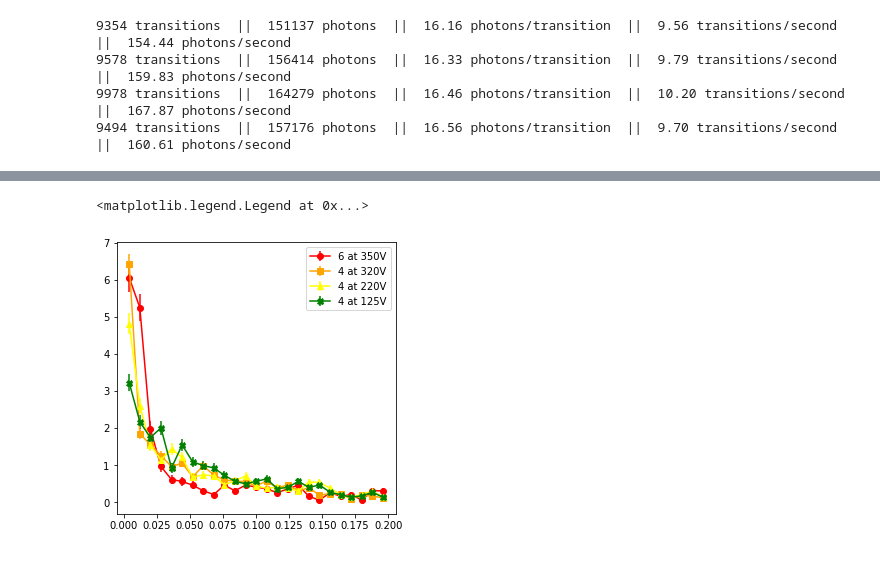
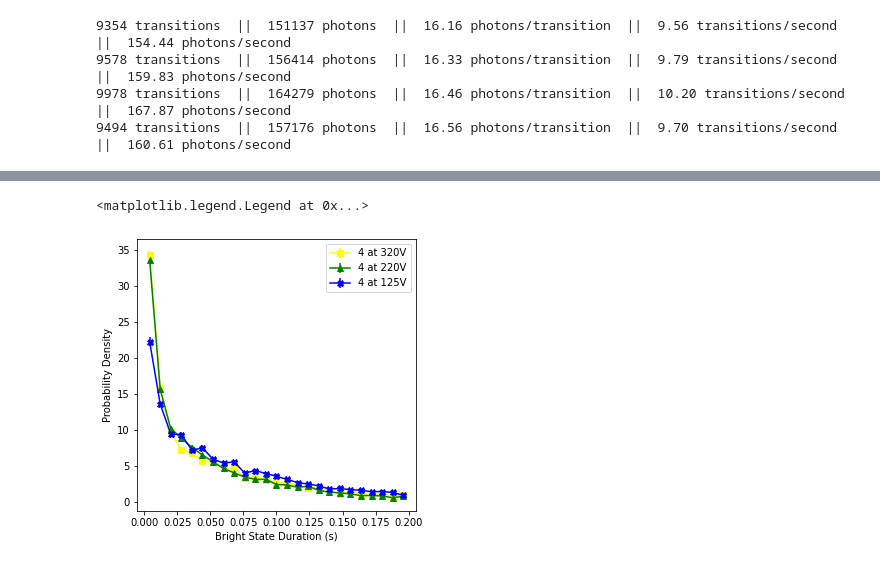
Before and after one commit to UW-ion-trap-group/Trapped_Ion_Tpx3Cam_Analysis, a Jupyter notebook: Tpx3Cam_Projects/Superradiance/Combine_Datasets.ipynb, the cells around one changed output, grey strips where cells are left out. Drawn from its saved outputs; the diff is of its cells as text; code cells hidden in the pictures.

```diff
--- a/Tpx3Cam_Projects/Superradiance/Combine_Datasets.ipynb
+++ b/Tpx3Cam_Projects/Superradiance/Combine_Datasets.ipynb
@@ -460,10 +682,13 @@ plt.plot(rel_positions_125V, trans_rate_125V, 'b', marker = 'o', label = '4 at 1
 # %%
 fig, ax = plt.subplots(ncols = 1, figsize = (5, 5))
-ax.errorbar(centers_350V, heights_350V, errors_350V, alpha = 1, color = 'r', marker = 'o',  label = '6 at 350V')
-ax.errorbar(centers_320V, heights_320V, errors_320V, alpha = 1, color = 'orange', marker = 's',  label = '4 at 320V')
-ax.errorbar(centers_220V, heights_220V, errors_220V, alpha = 1, color = 'yellow', marker = '^',  label = '4 at 220V')
-ax.errorbar(centers_125V, heights_125V, errors_125V, alpha = 1, color = 'g', marker = 'X',  label = '4 at 125V')
+#ax.errorbar(centers_350V_1, heights_350V_1, errors_350V_1, alpha = 1, color = 'r', marker = 'o',  label = '6 at 350V_1')
+#ax.errorbar(centers_350V_2, heights_350V_2, errors_350V_2, alpha = 1, color = 'orange', marker = 'o',  label = '6 at 350V_2')
+ax.errorbar(centers_320V, heights_320V, errors_320V, alpha = 1, color = 'yellow', marker = 's',  label = '4 at 320V')
+ax.errorbar(centers_220V, heights_220V, errors_220V, alpha = 1, color = 'g', marker = '^',  label = '4 at 220V')
+ax.errorbar(centers_125V, heights_125V, errors_125V, alpha = 1, color = 'b', marker = 'X',  label = '4 at 125V')
+plt.xlabel('Bright State Duration (s)')
+plt.ylabel('Probability Density')
 ax.legend()
 # %% [output]
 <matplotlib.legend.Legend at 0x...>
-[figure, old version]
+[figure, new version]
```
Also changed, not shown: parts of 35 cells of this notebook, 4 other files.
